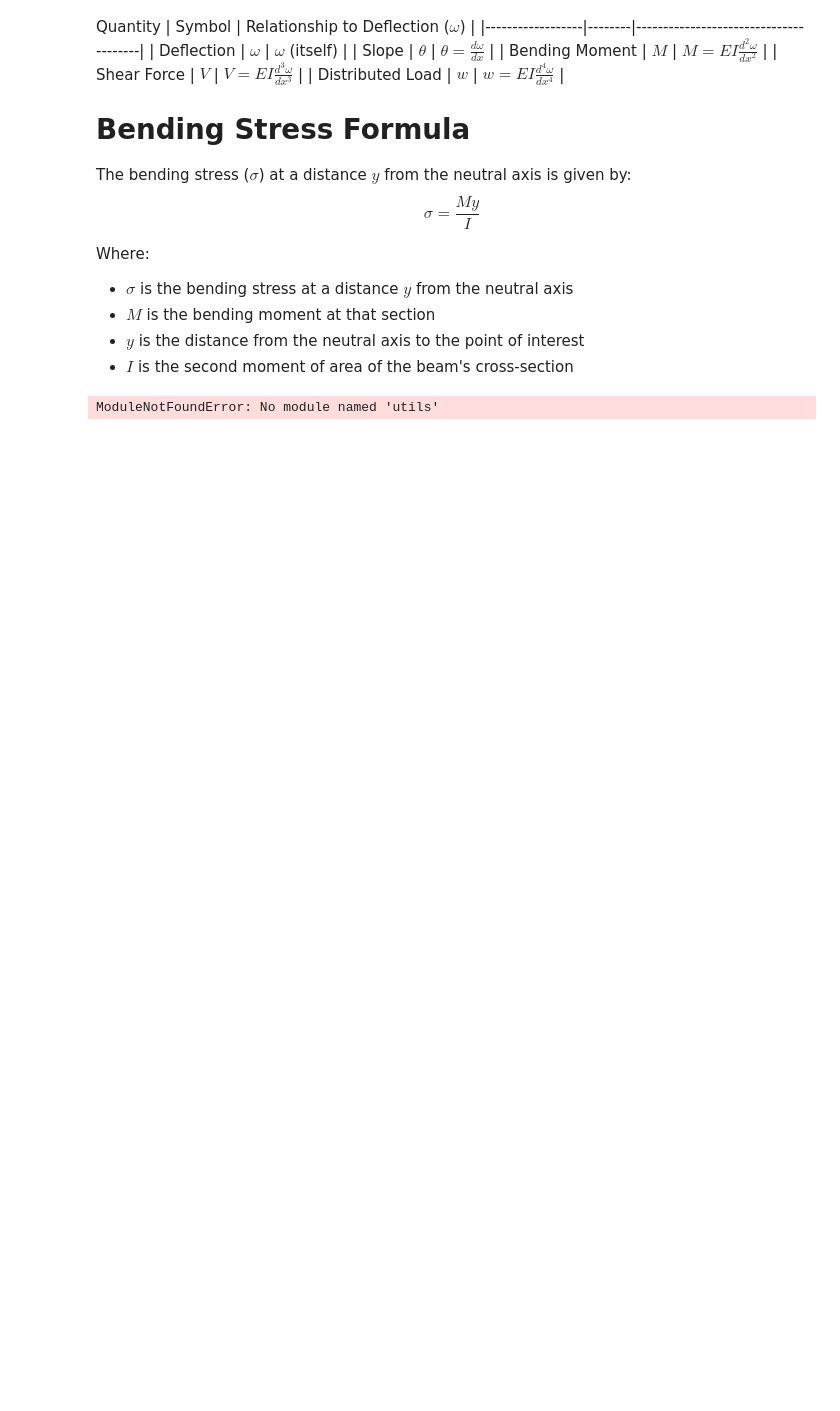
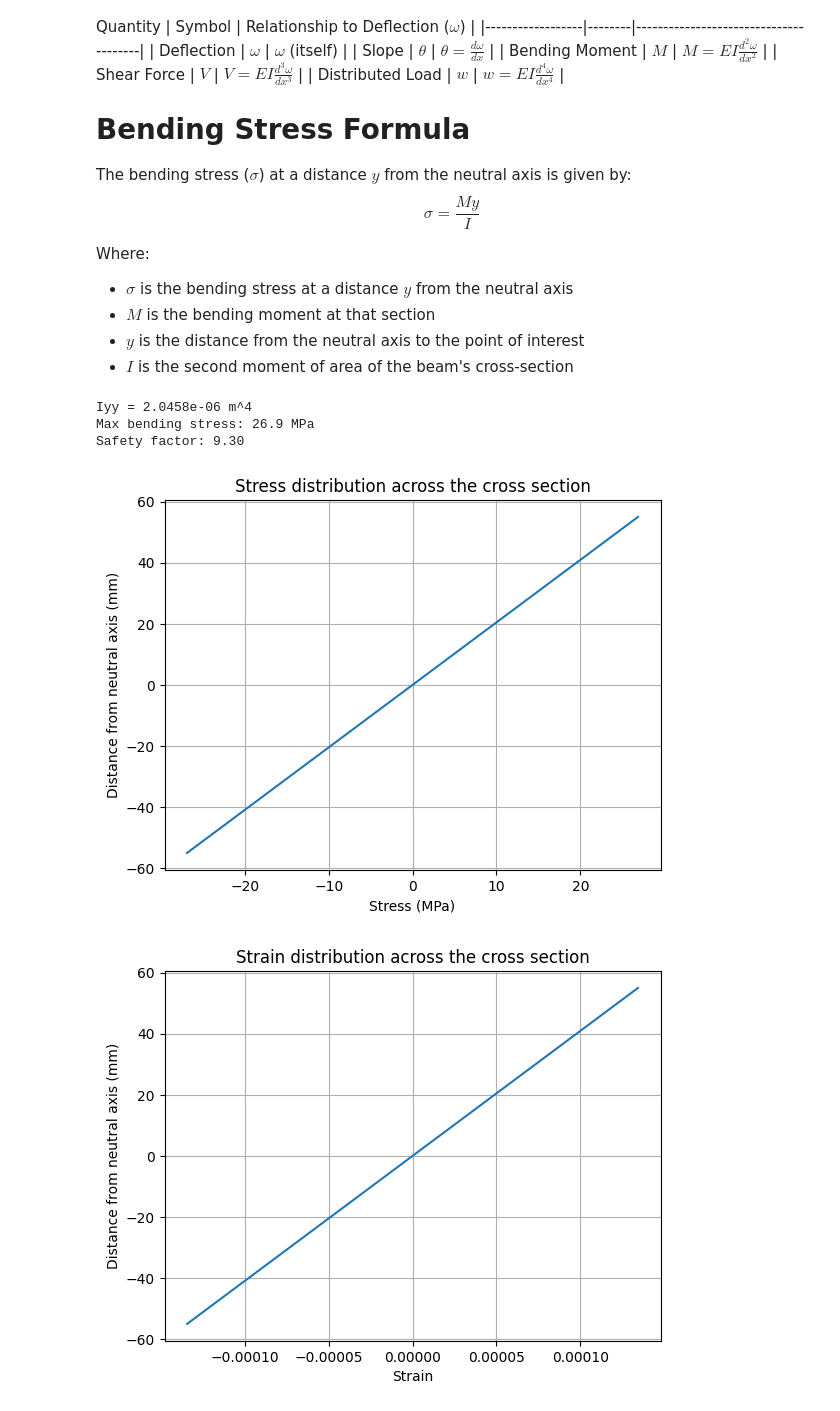
Before and after one commit to areebahmed401/aa-engineering-toolkit, a Jupyter notebook: 1. Structural/2. Bending.ipynb, the cells around one changed output. Cells and saved outputs as stored; diff of their text form; code cells hidden in the pictures; blank space fills up the shorter version.

```diff
--- a/1. Structural/2. Bending.ipynb
+++ b/1. Structural/2. Bending.ipynb
@@ -29,43 +29,52 @@ Where:
 - $y$ is the distance from the neutral axis to the point of interest
 - $I$ is the second moment of area of the beam's cross-section
 # %%
-# create a beam of a certain length and cross section
+# create a beam of a certain length and cross section (SI units: m, N, Pa)
 from utils.Appendix.structural import beam, I_beam
-from utils.Appendix.materials import *
+from utils.Appendix.materials import get_material
 import numpy as np
+import matplotlib.pyplot as plt
 
-shape = I_beam(50, 5, 100, 8)
+# I-beam: flange 50 x 5 mm, web 100 x 8 mm
+shape = I_beam(flange_width=0.050, flange_thickness=0.005, web_height=0.100, web_thickness=0.008)
 material = get_material("Steel")
-b= beam(material, 2, shape)
-print(shape.Iy)
+b = beam(material, 2, shape)
+print(f"Iyy = {shape.Iyy:.4e} m^4")
 
-moment=1000 # N.m
+moment = 1000  # N.m
 sigma_y = material.yield_strength
-c= (shape.wh+shape.ft)/2
-#stress sitribution
+c = shape.wh / 2 + shape.ft  # distance from neutral axis to outer fibre [m]
+
+# stress distribution
 y = np.linspace(-c, c, 100)
-sigma = (moment*1000)*y/shape.Iy
+sigma = moment * y / shape.Iyy  # Pa
 
-SF = sigma_y/max(sigma)/100000
-print("Safety factor: ", SF)
-#get strain
-epsilon = sigma/material.E
+sigma_max = np.max(np.abs(sigma))
+SF = sigma_y / sigma_max
+print(f"Max bending stress: {sigma_max/1e6:.1f} MPa")
+print(f"Safety factor: {SF:.2f}")
 
-#plotting distribution of stress agaisnt distance from neutral axis
-import matplotlib.pyplot as plt
-plt.plot(sigma, y)
-plt.xlabel("Stress (N/mm^2)")
+# strain distribution
+epsilon = sigma / material.E
+
+# plotting distribution of stress against distance from neutral axis
+plt.plot(sigma / 1e6, y * 1000)
+plt.xlabel("Stress (MPa)")
 plt.ylabel("Distance from neutral axis (mm)")
 plt.title("Stress distribution across the cross section")
 plt.grid()
 plt.show()
 
-#starin distribution
-plt.plot(epsilon, y)
+# strain distribution
+plt.plot(epsilon, y * 1000)
 plt.xlabel("Strain")
 plt.ylabel("Distance from neutral axis (mm)")
 plt.title("Strain distribution across the cross section")
 plt.grid()
 plt.show()
 # %% [output]
-ModuleNotFoundError: No module named 'utils'
+Iyy = 2.0458e-06 m^4
+Max bending stress: 26.9 MPa
+Safety factor: 9.30
+[figure, added]
+[figure, added]
```
Also changed, not shown: 10 other files.
